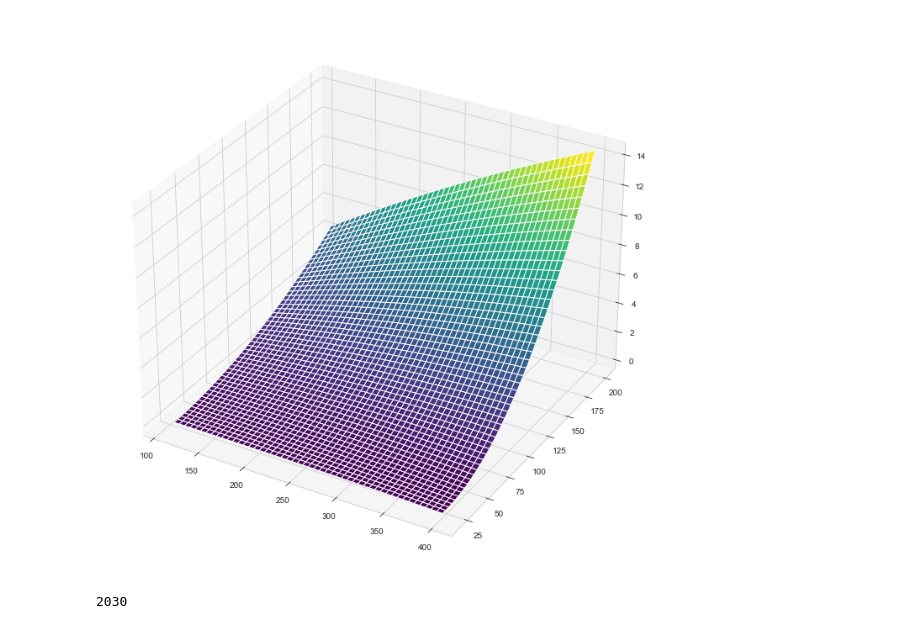
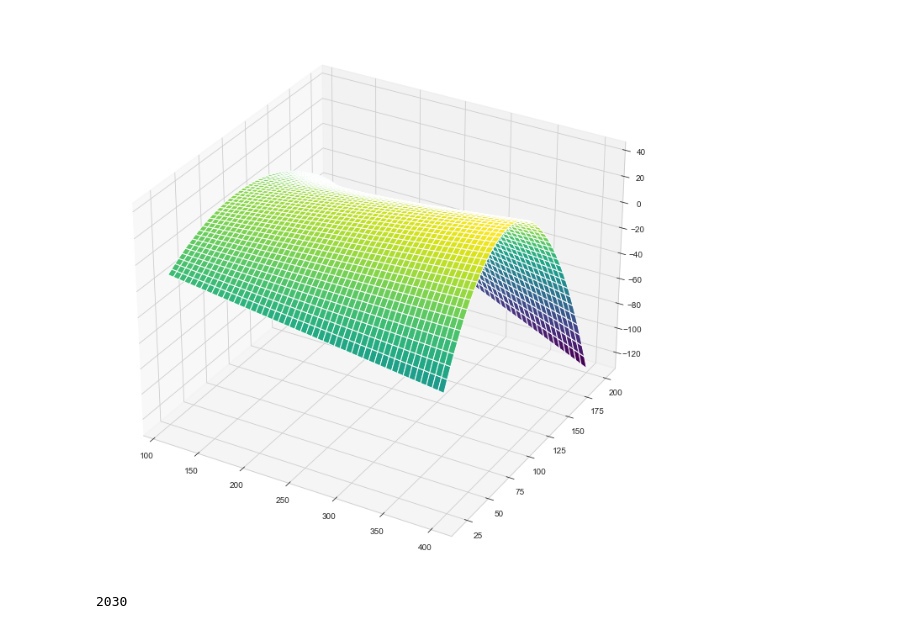
Before and after one commit to zhenux/avtocan_analysis, a Jupyter notebook: fun_3d.ipynb, the cells around one changed output. Saved outputs shown, nothing was run; the diff lists cells and outputs as text; code cells hidden in the pictures.

```diff
--- a/fun_3d.ipynb
+++ b/fun_3d.ipynb
@@ -17,46 +17,53 @@ ax = plt.axes(projection='3d')
 #popt3_calc = [(0.004006934)*1.8684/100, (-0.013664336)*1.8684/100, 0.001826794*3.4909/100, (0.008175905)*3.4909/100]
 #popt3_calc = [110*0.0/1391684.0, 112*0.0/854199.0, 112*0.0/973357.0, 112*1.0/586476.0]
 popt3_calc = [(0.000127846)/(1000), (-0.010824075)/(1000), 0.030237583/(1000), (0.003790046)/(1000)]
+popt3_calc = [ 1.10312821e-03, -4.10197952e-07, -1.03106851e-03, -2.41338547e-04]
 
 K_ES_APP = 100.0*60.0*60.0/(100000.0/1.75)
 K_ES_2_APP = 100.0*60.0*60.0/(10000000.0*2.56)
 K_ES_APP_2 = 100.0*60.0*60.0/(10000000.0)
 K_ES_2_APP_2 = 100.0*60.0*60.0/(100000000.0*45.5)
-k_mic = [K_ES_APP, K_ES_2_APP, K_ES_APP_2, K_ES_2_APP_2]
+# k_mic = [K_ES_APP, K_ES_2_APP, K_ES_APP_2, K_ES_2_APP_2]
+K_ES_APP_3 = 100.0*60.0*60.0/(100000000.0)
+K_ES = 100.0*60.0*60.0/(1000./2.5)
+k_mic = [K_ES_APP, K_ES_APP_3, K_ES_APP_2, K_ES]
 
 #function for Z values
+# def fun_consum(n, app):
+#     return popt3_calc[0]*k_mic[0]*n*app + popt3_calc[1]*k_mic[1]*n*n*app + popt3_calc[2]*k_mic[2]*n*app*app + popt3_calc[3]*k_mic[3]*n*n*app*app
+
 def fun_consum(n, app):
-    return popt3_calc[0]*k_mic[0]*n*app + popt3_calc[1]*k_mic[1]*n*n*app + popt3_calc[2]*k_mic[2]*n*app*app + popt3_calc[3]*k_mic[3]*n*n*app*app
+    return popt3_calc[0]*k_mic[0]*n*app + popt3_calc[1]*k_mic[1]*n*app*app*app + popt3_calc[2]*k_mic[2]*n*app*app + popt3_calc[3]*k_mic[3]*n
 
 # x and y values
 n = np.linspace(110, 400, 50)
 app = np.linspace(20, 200, 50)
 
 X, Y = np.meshgrid(n, app)
 Z = fun_consum(X, Y)
 
 ax = plt.axes(projection ='3d')
 #ax.plot_wireframe(X, Y, Z, color ='red')
 ax.plot_surface(X, Y, Z, rstride=1, cstride=1,
                 cmap='viridis')
 #ax.view_init(60, 60)
 plt.show()
 
 inst_cons_1d = []
 inst_cons_2d = []
 
 for i in range(110, 400, 1):
     for j in range(20, 200, 1):
         inst_cons_1d.append(fun_consum(i, j))
     inst_cons_2d.append(inst_cons_1d)
     inst_cons_1d = []
 
 df = pd.DataFrame(inst_cons_2d)#, columns=['n', 'app', 'inst_cons']
 df.to_csv('out.csv', index=False)
 df.to_excel('out.xlsx')
 #print(inst_cons)
 # %% [output]
-[figure, old version]
+[figure, new version]
 # %%
 import math
 print(math.lcm(58,70))
```
Also changed, not shown: 2 other files.
